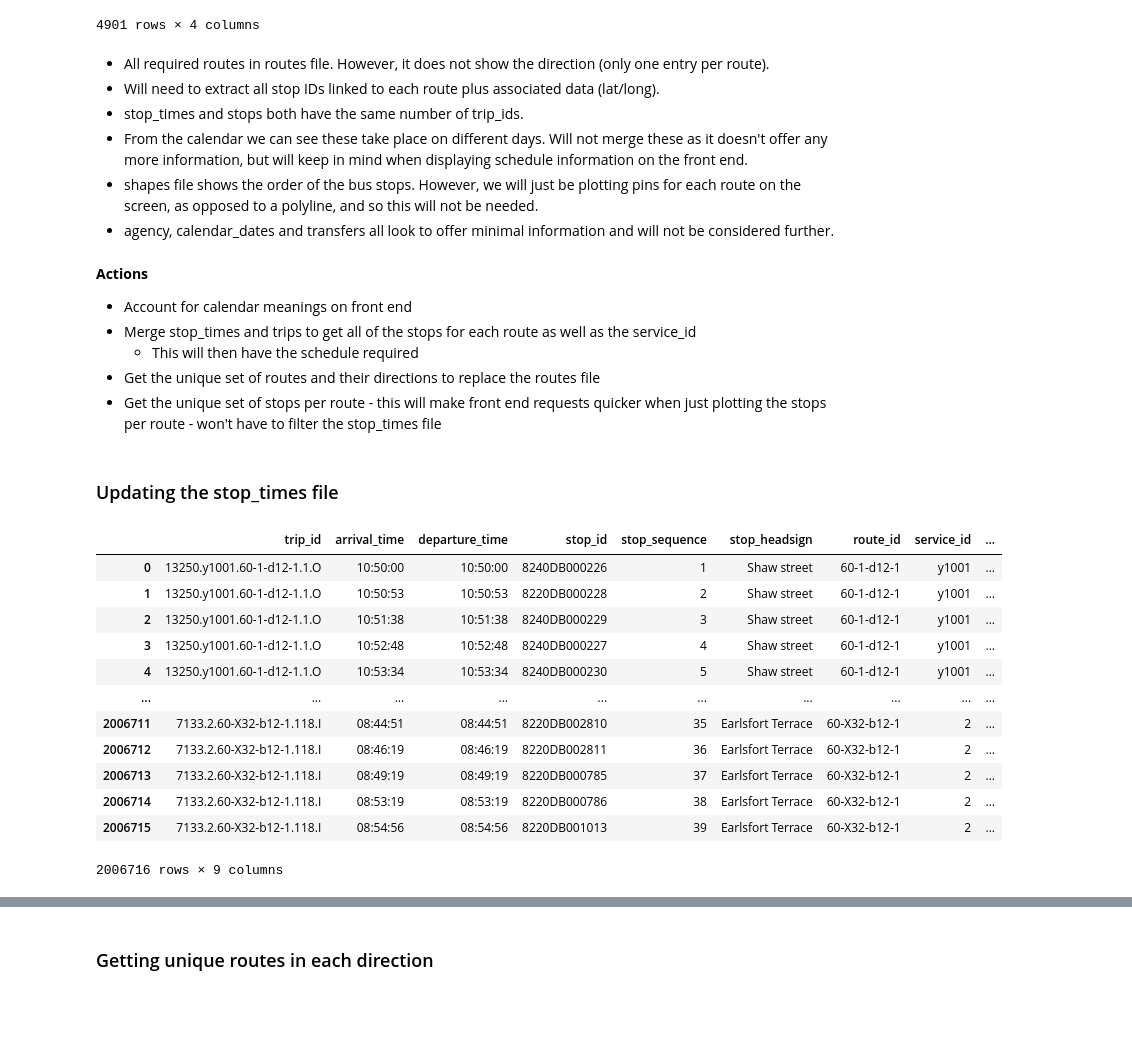
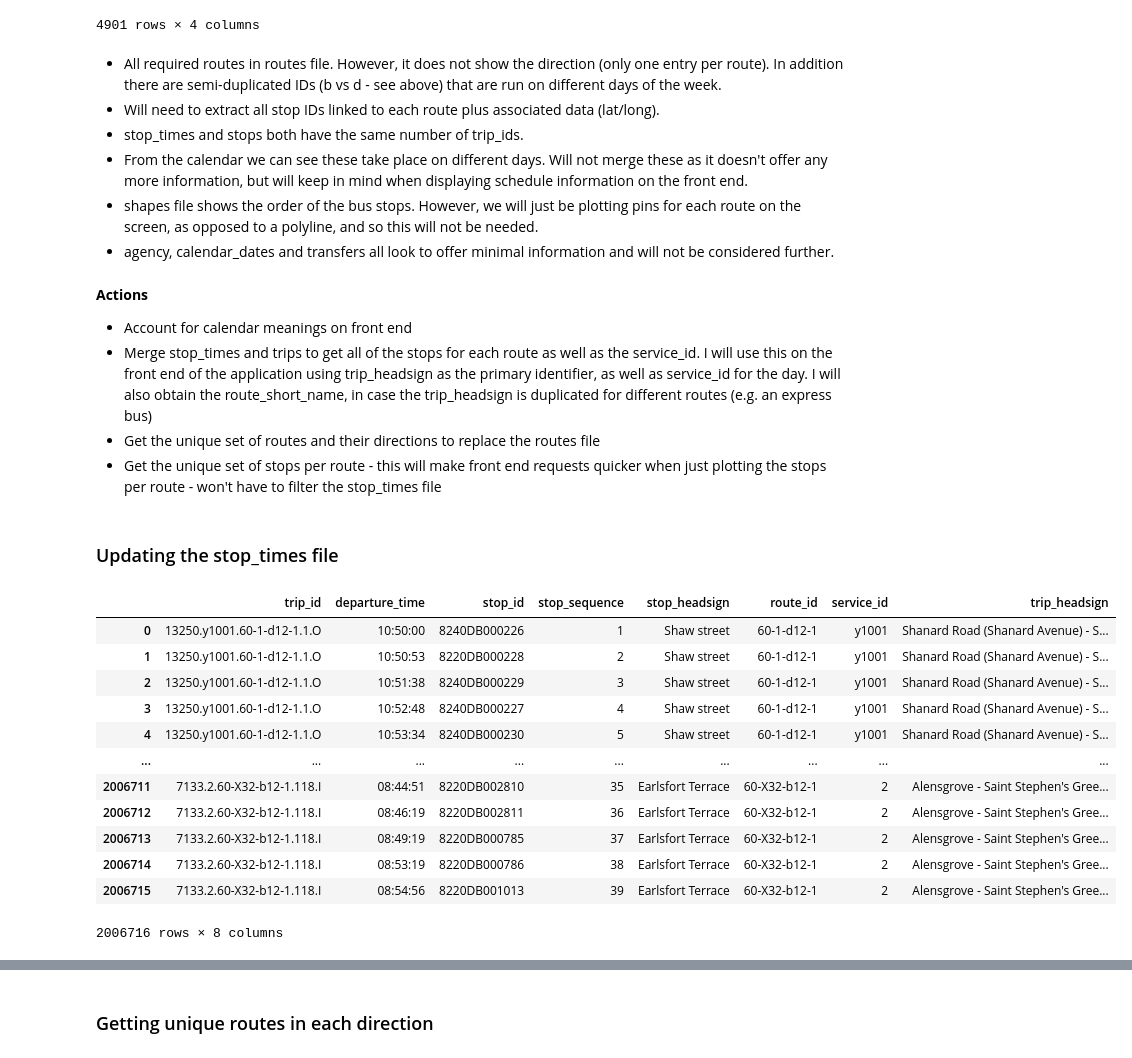
Before and after one commit to kevinobrien97/comp47360_SummerGroupProject, a Jupyter notebook: database/GTFSExploration.ipynb, the cells around one changed output, grey strips where cells are left out. Cells and saved outputs as stored; diff of their text form; code cells hidden in the pictures; blank space fills up the shorter version.

Commit message:
Fixed new files, removed route_id as an identifier (it is duplicated)

```diff
--- a/database/GTFSExploration.ipynb
+++ b/database/GTFSExploration.ipynb
@@ -188,7 +220,7 @@ transfers
 | 4900 | 8250DB007644 | 8250DB007643 | 2 | 300 |
 4901 rows × 4 columns
 # %% [markdown]
-- All required routes in routes file. However, it does not show the direction (only one entry per route).
+- All required routes in routes file. However, it does not show the direction (only one entry per route). In addition there are semi-duplicated IDs (b vs d - see above) that are run on different days of the week.
 - Will need to extract all stop IDs linked to each route plus associated data (lat/long).
 - stop_times and stops both have the same number of trip_ids.
 - From the calendar we can see these take place on different days. Will not merge these as it doesn't offer any more information, but will keep in mind when displaying schedule information on the front end.
@@ -197,30 +229,29 @@ transfers
 # %% [markdown]
 <b>Actions</b>
 - Account for calendar meanings on front end
-- Merge stop_times and trips to get all of the stops for each route as well as the service_id
-    - This will then have the schedule required
+- Merge stop_times and trips to get all of the stops for each route as well as the service_id. I will use this on the front end of the application using trip_headsign as the primary identifier, as well as service_id for the day. I will also obtain the route_short_name, in case the trip_headsign is duplicated for different routes (e.g. an express bus)
 - Get the unique set of routes and their directions to replace the routes file
 - Get the unique set of stops per route - this will make front end requests quicker when just plotting the stops per route - won't have to filter the stop_times file
 # %% [markdown]
 ### Updating the stop_times file
 # %%
 # merge stop_times and trips based on trip_id, setting the columns I want from trips
-stop_times = stop_times.merge(trips[['trip_id', 'route_id', 'service_id','trip_headsign']], on=['trip_id'], how='left')
+stop_times_updated = stop_times.merge(trips[['trip_id', 'route_id', 'service_id','trip_headsign']], on=['trip_id'], how='left')
 # %%
 # removing columns from original stop_times file that are of no use
-stop_times = stop_times.drop(columns=['pickup_type', 'drop_off_type', 'shape_dist_traveled'])
-stop_times
+stop_times_updated = stop_times_updated.drop(columns=['pickup_type', 'drop_off_type', 'shape_dist_traveled', 'arrival_time'])
+stop_times_updated
 # %% [output]
-|  | trip_id | arrival_time | departure_time | stop_id | stop_sequence | stop_headsign | route_id | service_id | ... |
-| 0 | 13250.y1001.60-1-d12-1.1.O | 10:50:00 | 10:50:00 | 8240DB000226 | 1 | Shaw street | 60-1-d12-1 | y1001 | ... |
-| 1 | 13250.y1001.60-1-d12-1.1.O | 10:50:53 | 10:50:53 | 8220DB000228 | 2 | Shaw street | 60-1-d12-1 | y1001 | ... |
-| 2 | 13250.y1001.60-1-d12-1.1.O | 10:51:38 | 10:51:38 | 8240DB000229 | 3 | Shaw street | 60-1-d12-1 | y1001 | ... |
-| 3 | 13250.y1001.60-1-d12-1.1.O | 10:52:48 | 10:52:48 | 8240DB000227 | 4 | Shaw street | 60-1-d12-1 | y1001 | ... |
-| 4 | 13250.y1001.60-1-d12-1.1.O | 10:53:34 | 10:53:34 | 8240DB000230 | 5 | Shaw street | 60-1-d12-1 | y1001 | ... |
-| ... | ... | ... | ... | ... | ... | ... | ... | ... | ... |
-| 2006711 | 7133.2.60-X32-b12-1.118.I | 08:44:51 | 08:44:51 | 8220DB002810 | 35 | Earlsfort Terrace | 60-X32-b12-1 | 2 | ... |
-| 2006712 | 7133.2.60-X32-b12-1.118.I | 08:46:19 | 08:46:19 | 8220DB002811 | 36 | Earlsfort Terrace | 60-X32-b12-1 | 2 | ... |
-| 2006713 | 7133.2.60-X32-b12-1.118.I | 08:49:19 | 08:49:19 | 8220DB000785 | 37 | Earlsfort Terrace | 60-X32-b12-1 | 2 | ... |
-| 2006714 | 7133.2.60-X32-b12-1.118.I | 08:53:19 | 08:53:19 | 8220DB000786 | 38 | Earlsfort Terrace | 60-X32-b12-1 | 2 | ... |
-| 2006715 | 7133.2.60-X32-b12-1.118.I | 08:54:56 | 08:54:56 | 8220DB001013 | 39 | Earlsfort Terrace | 60-X32-b12-1 | 2 | ... |
+|  | trip_id | departure_time | stop_id | stop_sequence | stop_headsign | route_id | service_id | trip_headsign |
+| 0 | 13250.y1001.60-1-d12-1.1.O | 10:50:00 | 8240DB000226 | 1 | Shaw street | 60-1-d12-1 | y1001 | Shanard Road (Shanard Avenue) - S... |
+| 1 | 13250.y1001.60-1-d12-1.1.O | 10:50:53 | 8220DB000228 | 2 | Shaw street | 60-1-d12-1 | y1001 | Shanard Road (Shanard Avenue) - S... |
+| 2 | 13250.y1001.60-1-d12-1.1.O | 10:51:38 | 8240DB000229 | 3 | Shaw street | 60-1-d12-1 | y1001 | Shanard Road (Shanard Avenue) - S... |
+| 3 | 13250.y1001.60-1-d12-1.1.O | 10:52:48 | 8240DB000227 | 4 | Shaw street | 60-1-d12-1 | y1001 | Shanard Road (Shanard Avenue) - S... |
+| 4 | 13250.y1001.60-1-d12-1.1.O | 10:53:34 | 8240DB000230 | 5 | Shaw street | 60-1-d12-1 | y1001 | Shanard Road (Shanard Avenue) - S... |
+| ... | ... | ... | ... | ... | ... | ... | ... | ... |
+| 2006711 | 7133.2.60-X32-b12-1.118.I | 08:44:51 | 8220DB002810 | 35 | Earlsfort Terrace | 60-X32-b12-1 | 2 | Alensgrove - Saint Stephen's Gree... |
+| 2006712 | 7133.2.60-X32-b12-1.118.I | 08:46:19 | 8220DB002811 | 36 | Earlsfort Terrace | 60-X32-b12-1 | 2 | Alensgrove - Saint Stephen's Gree... |
+| 2006713 | 7133.2.60-X32-b12-1.118.I | 08:49:19 | 8220DB000785 | 37 | Earlsfort Terrace | 60-X32-b12-1 | 2 | Alensgrove - Saint Stephen's Gree... |
+| 2006714 | 7133.2.60-X32-b12-1.118.I | 08:53:19 | 8220DB000786 | 38 | Earlsfort Terrace | 60-X32-b12-1 | 2 | Alensgrove - Saint Stephen's Gree... |
+| 2006715 | 7133.2.60-X32-b12-1.118.I | 08:54:56 | 8220DB001013 | 39 | Earlsfort Terrace | 60-X32-b12-1 | 2 | Alensgrove - Saint Stephen's Gree... |
-2006716 rows × 9 columns
+2006716 rows × 8 columns
```
Also changed, not shown: parts of 35 cells of this notebook, 1 other file.
